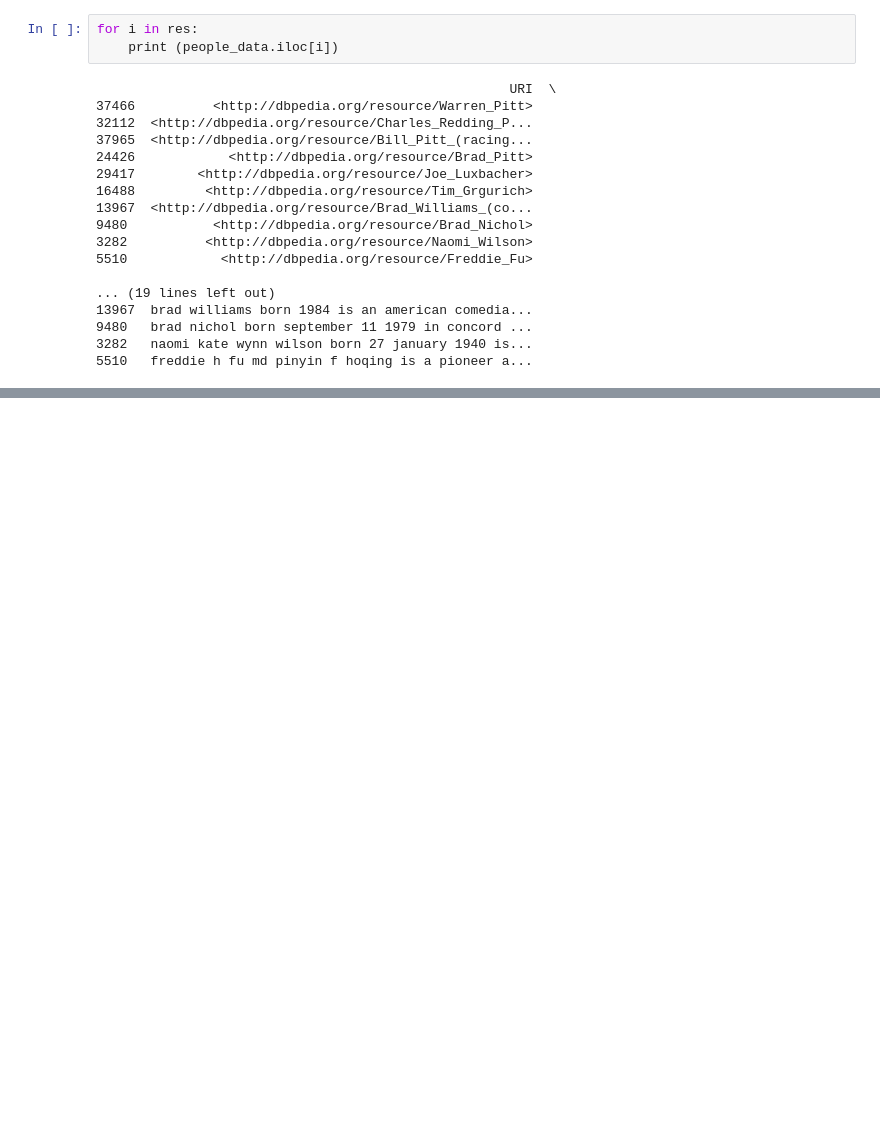
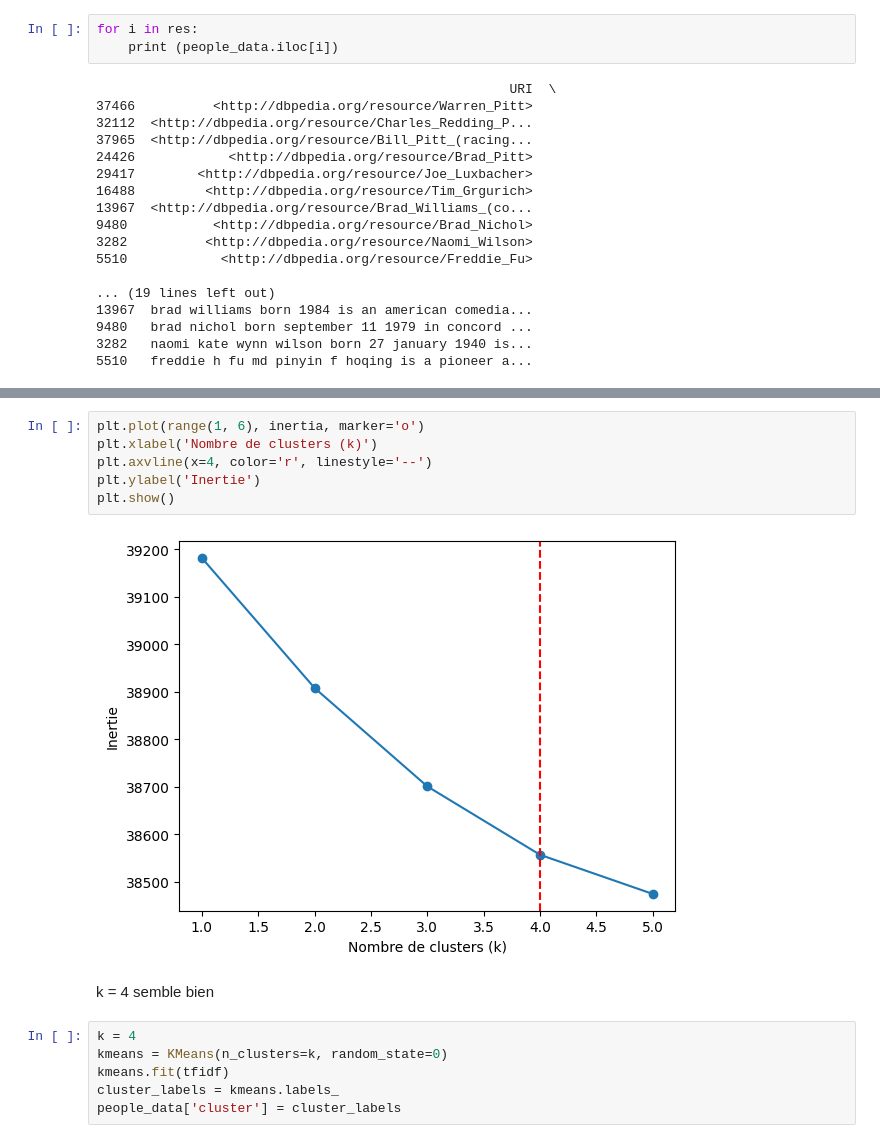
Before and after one commit to epfl-ada/ada-2023-project-miaoumiaou, a Jupyter notebook: people_comparison.ipynb, the cells around one changed output, grey strips where cells are left out. Cells and saved outputs as stored; diff of their text form; blank space fills up the shorter version.

```diff
--- a/people_comparison.ipynb
+++ b/people_comparison.ipynb
@@ -74,0 +110,16 @@ for i in res:
+# %%
+plt.plot(range(1, 6), inertia, marker='o')
+plt.xlabel('Nombre de clusters (k)')
+plt.axvline(x=4, color='r', linestyle='--')
+plt.ylabel('Inertie')
+plt.show()
+# %% [output]
+[figure, added]
+# %% [markdown]
+k = 4 semble bien
+# %%
+k = 4
+kmeans = KMeans(n_clusters=k, random_state=0)
+kmeans.fit(tfidf)
+cluster_labels = kmeans.labels_
+people_data['cluster'] = cluster_labels
```
Also changed, not shown: parts of 8 cells of this notebook.
